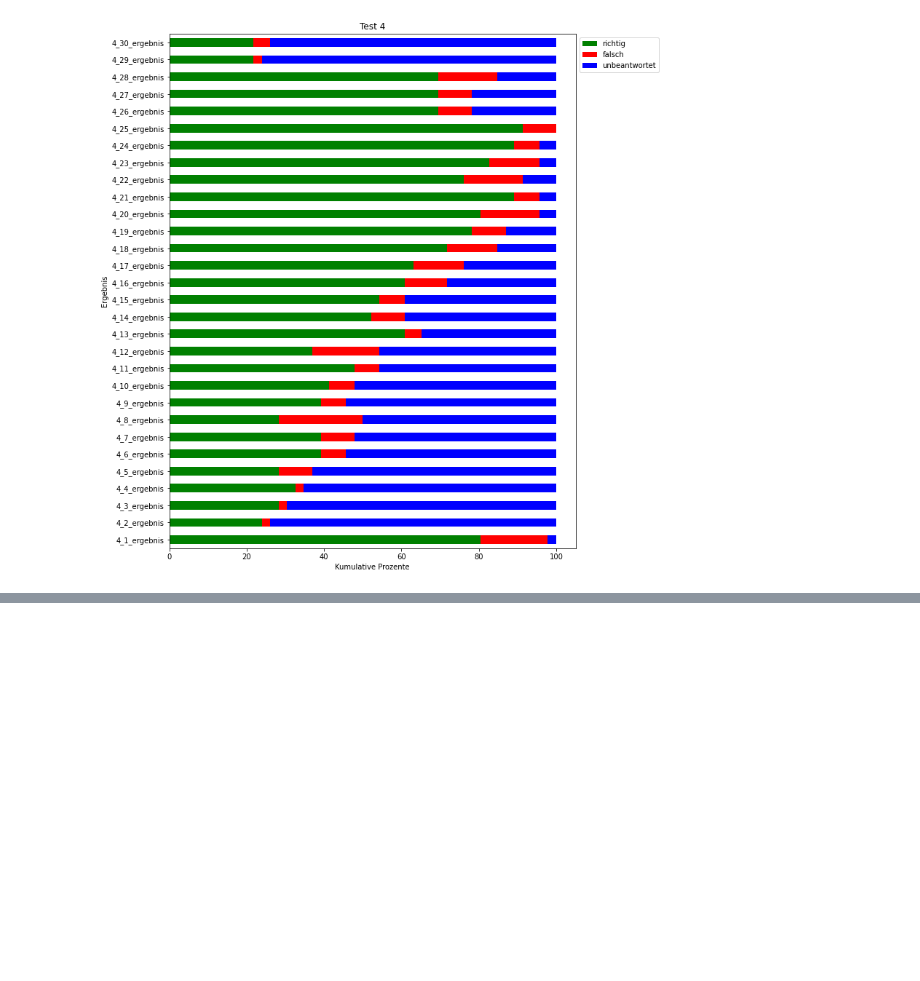
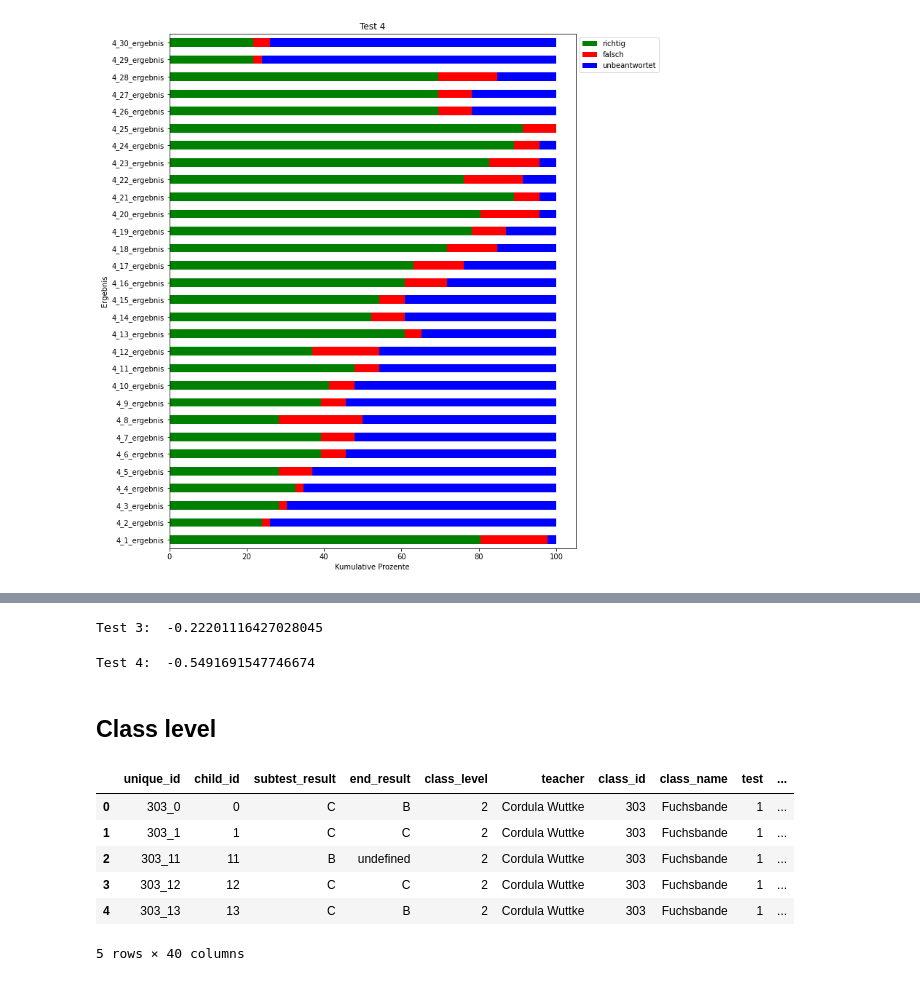
Before and after one commit to imkeines/tiria_data, a Jupyter notebook: Data_EDA.ipynb, the cells around one changed output, grey strips where cells are left out. Cells and saved outputs as stored; diff of their text form; code cells hidden in the pictures; blank space fills up the shorter version.

```diff
--- a/Data_EDA.ipynb
+++ b/Data_EDA.ipynb
@@ -104,0 +140,14 @@ plt.show()
+# %%
+# Test 3
+correlation_3 = correlation(dataToPlot3)
+print('Test 3: ', correlation_3)
+# %% [output]
+Test 3:  -0.22201116427028045
+# %%
+# Test 4
+correlation_4 = correlation(dataToPlot4)
+print('Test 4: ', correlation_4)
+# %% [output]
+Test 4:  -0.5491691547746674
+# %% [markdown]
+## Class level
@@ -104,0 +160,10 @@ plt.show()
+# %%
+level_2.head()
+# %% [output]
+|  | unique_id | child_id | subtest_result | end_result | class_level | teacher | class_id | class_name | test | ... |
+| 0 | 303_0 | 0 | C | B | 2 | Cordula Wuttke | 303 | Fuchsbande | 1 | ... |
+| 1 | 303_1 | 1 | C | C | 2 | Cordula Wuttke | 303 | Fuchsbande | 1 | ... |
+| 2 | 303_11 | 11 | B | undefined | 2 | Cordula Wuttke | 303 | Fuchsbande | 1 | ... |
+| 3 | 303_12 | 12 | C | C | 2 | Cordula Wuttke | 303 | Fuchsbande | 1 | ... |
+| 4 | 303_13 | 13 | C | B | 2 | Cordula Wuttke | 303 | Fuchsbande | 1 | ... |
+5 rows × 40 columns
```
Also changed, not shown: parts of 17 cells of this notebook, 1 other file.
